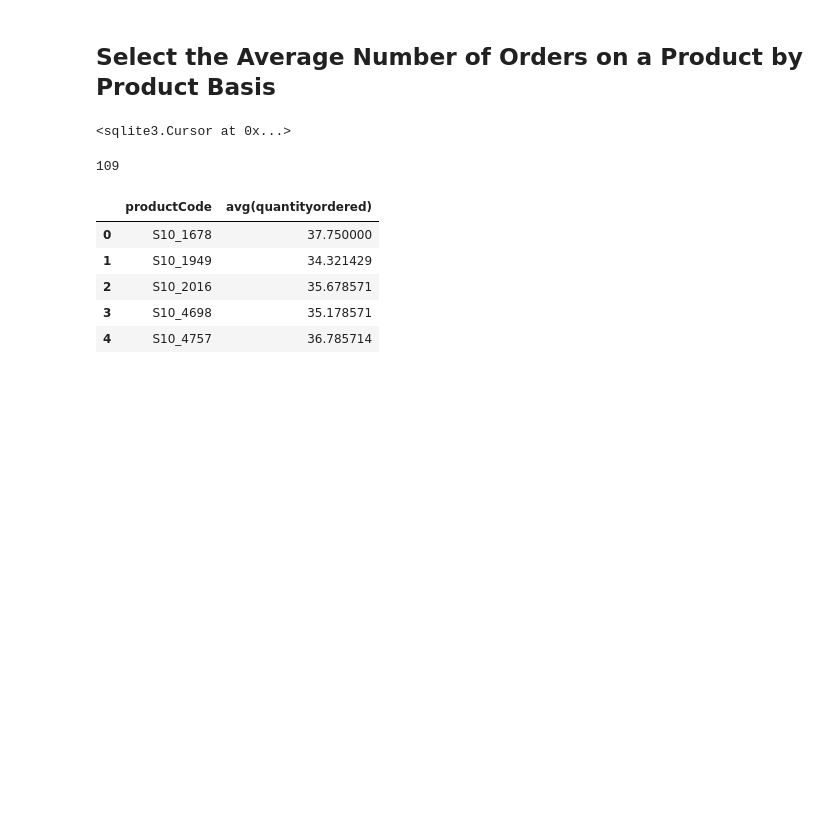
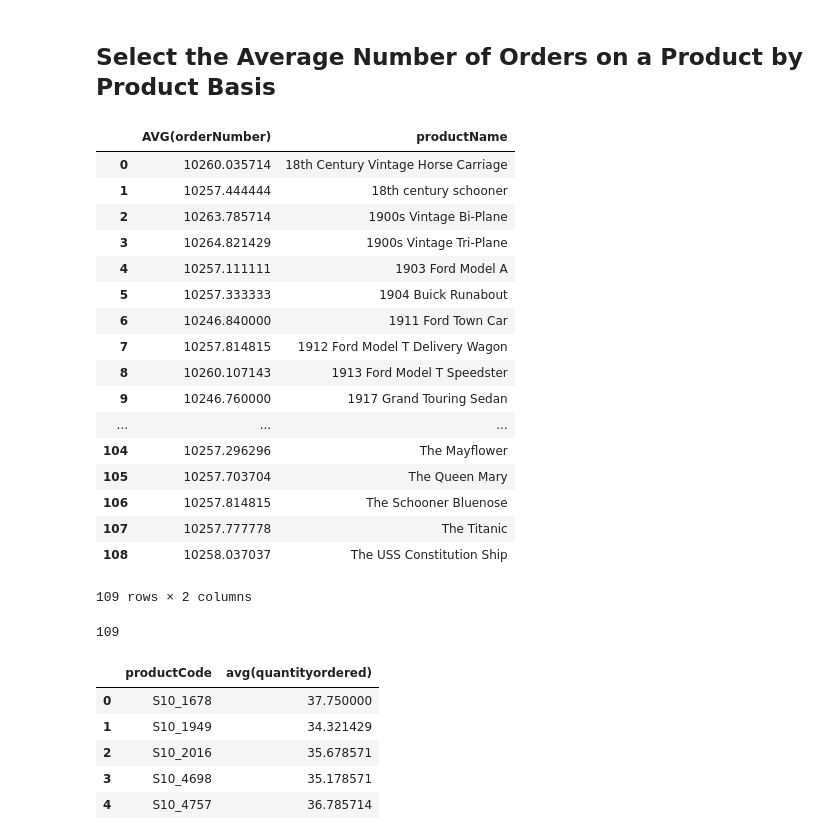
Before and after one commit to zaborowm/dsc-sql-subqueries-lab-nyc-ds-career-042219, a Jupyter notebook: index.ipynb, the cells around one changed output. Saved outputs shown, nothing was run; the diff lists cells and outputs as text; code cells hidden in the pictures; blank space fills up the shorter version.

```diff
--- a/index.ipynb
+++ b/index.ipynb
@@ -33,11 +33,31 @@ import pandas as pd
 # %%
 c.execute("""select AVG(orderNumber), productName
              from orders
              join orderdetails using(orderNumber)
              join products using(productCode)
              group by 2;""")
+df = pd.DataFrame(c.fetchall())
+df.columns = [x[0] for x in c.description]
+df
 # %% [output]
+|  | AVG(orderNumber) | productName |
+| 0 | 10260.035714 | 18th Century Vintage Horse Carriage |
+| 1 | 10257.444444 | 18th century schooner |
+| 2 | 10263.785714 | 1900s Vintage Bi-Plane |
+| 3 | 10264.821429 | 1900s Vintage Tri-Plane |
+| 4 | 10257.111111 | 1903 Ford Model A |
+| 5 | 10257.333333 | 1904 Buick Runabout |
+| 6 | 10246.840000 | 1911 Ford Town Car |
+| 7 | 10257.814815 | 1912 Ford Model T Delivery Wagon |
+| 8 | 10260.107143 | 1913 Ford Model T Speedster |
+| 9 | 10246.760000 | 1917 Grand Touring Sedan |
+| ... | ... | ... |
+| 104 | 10257.296296 | The Mayflower |
+| 105 | 10257.703704 | The Queen Mary |
+| 106 | 10257.814815 | The Schooner Bluenose |
+| 107 | 10257.777778 | The Titanic |
+| 108 | 10258.037037 | The USS Constitution Ship |
-<sqlite3.Cursor at 0x...>
+109 rows × 2 columns
 # %%
 #Your code here; use a subquery. No join will be necessary.
  c.execute("""select AVG(numOrders)
```
